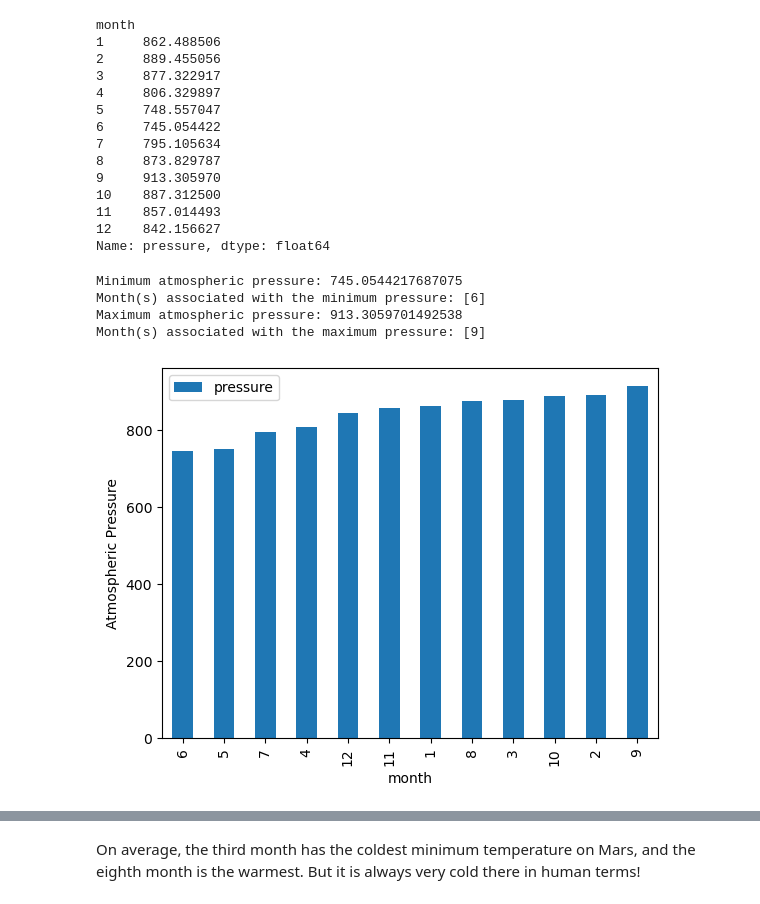
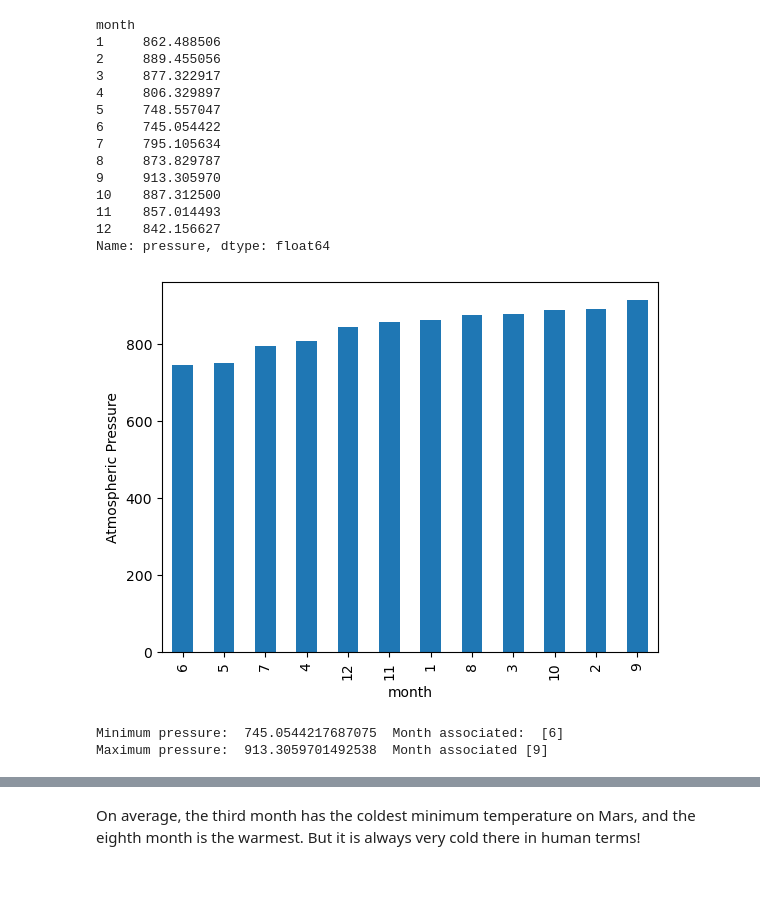
Before and after one commit to imennajar/data-collection-challenge, a Jupyter notebook: part_2_mars_weather.ipynb, the cells around one changed output, grey strips where cells are left out. Drawn from its saved outputs; the diff is of its cells as text; code cells hidden in the pictures.

```diff
--- a/part_2_mars_weather.ipynb
+++ b/part_2_mars_weather.ipynb
@@ -250,35 +267,34 @@ month
 11    857.014493
 12    842.156627
 Name: pressure, dtype: float64
-# %%
-avg_pressure_df = avg_pressure.reset_index().rename(columns={'pressure': 'mean_pressure'})
-min_pressure = avg_pressure_df ['mean_pressure'].min()
-max_pressure = avg_pressure_df ['mean_pressure'].max()
-# Find the month(s) associated with the minimum pressure
-min_month = avg_pressure_df [avg_pressure_df ['mean_pressure'] == min_pressure]['month']
-
-# Find the month(s) associated with the maximum pressure
-max_month = avg_pressure_df [avg_pressure_df ['mean_pressure'] == max_pressure]['month']
-
-print("Minimum atmospheric pressure:", min_pressure)
-print("Month(s) associated with the minimum pressure:", min_month.tolist())
-print("Maximum atmospheric pressure:", max_pressure)
-print("Month(s) associated with the maximum pressure:", max_month.tolist())
-
-
-# Plot the average pressure by month
-avg_pressure_df = pd.DataFrame(avg_pressure)
-sorted_avg_pressure = avg_pressure_df.sort_values(by='pressure')
-sorted_avg_pressure.plot(kind = 'bar')
-plt.xlabel('month')
-plt.ylabel('Atmospheric Pressure')
-plt.savefig('pressure.png')
-plt.show()
-# %% [output]
-Minimum atmospheric pressure: 745.0544217687075
-Month(s) associated with the minimum pressure: [6]
-Maximum atmospheric pressure: 913.3059701492538
-Month(s) associated with the maximum pressure: [9]
-[figure, removed]
+# %%
+# Identify the lowest and heighest pressure
+
+# Create and sort the dataframe
+avg_pressure_df = pd.DataFrame(avg_pressure)
+sorted_avg_pressure = avg_pressure_df.sort_values(by='pressure')
+
+# Plot the average pressure by month in order to look for the Minimum and Maximum
+# Create a bar plot using the sorted DataFrame
+sorted_avg_pressure.plot(kind = 'bar',legend=None)
+plt.xlabel('month')
+plt.ylabel('Atmospheric Pressure')
+plt.savefig('pressure.png')
+plt.show()
+
+# Look for the Minimum  and Maximum pressure with their months
+avg_pressure_df = avg_pressure.reset_index().rename(columns={'pressure': 'mean_pressure'})
+min_pressure = avg_pressure_df ['mean_pressure'].min()
+max_pressure = avg_pressure_df ['mean_pressure'].max()
+min_month = avg_pressure_df [avg_pressure_df ['mean_pressure'] == min_pressure]['month']
+max_month = avg_pressure_df [avg_pressure_df ['mean_pressure'] == max_pressure]['month']
+
+# Display the results
+print('Minimum pressure: ', min_pressure, ' Month associated: ', min_month.tolist())
+print('Maximum pressure: ', max_pressure," Month associated", max_month.tolist())
+# %% [output]
+[figure, added]
+Minimum pressure:  745.0544217687075  Month associated:  [6]
+Maximum pressure:  913.3059701492538  Month associated [9]
 # %%
 # 5. How many terrestrial (earth) days are there in a Martian year?
```
Also changed, not shown: parts of 14 cells of this notebook, 2 other files.
